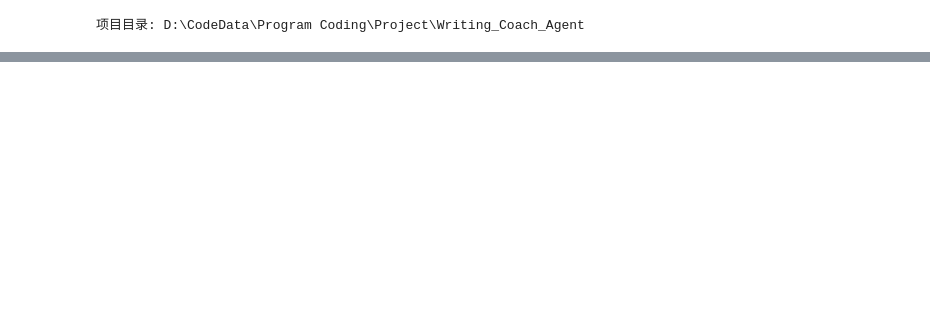
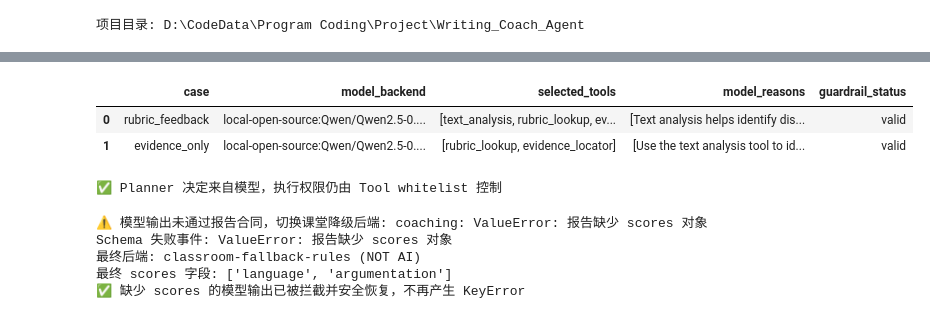
Before and after one commit to MartyHee/Writing_Coach_Agent, a Jupyter notebook: 3_CLASS.ipynb, the cells around one changed output, grey strips where cells are left out. Cells and saved outputs as stored; diff of their text form; code cells hidden in the pictures; blank space fills up the shorter version.

```diff
--- a/3_CLASS.ipynb
+++ b/3_CLASS.ipynb
@@ -179,0 +815,75 @@ def should_stop(state: AgentState, total_steps: int, max_steps: int = 10) -> tup
+# %%
+# 只调用 Planner，不运行后续评分；这样可以单独观察“模型如何选工具”。
+planning_cases = [
+    {
+        "case": "rubric_feedback",
+        "task": "Score this essay with the supplied rubric and cite evidence.",
+        "essay": sample["essay"],
+    },
+    {
+        "case": "evidence_only",
+        "task": "Find which sentence most needs concrete evidence; do not score.",
+        "essay": "School uniforms are useful. They help students because everyone looks similar.",
+    },
+]
+planning_rows = []
+for case in planning_cases:
+    probe = AIRun(prompt=case["task"], essay=case["essay"])
+    raw = coach.ask(
+        probe,
+        "planning_probe",
+        "Choose only the tools needed for this request. Never invent a tool.",
+        f"Task: {case['task']}\nEssay excerpt: {case['essay'][:400]}\n"
+        f"Available tools: {list(AI_TOOLS)}",
+        PLAN_SCHEMA,
+    )
+    try:
+        chosen = coach._validate_plan(raw)
+        status = "valid"
+    except ValueError as exc:
+        chosen, status = [], f"rejected: {exc}"
+    planning_rows.append({
+        "case": case["case"],
+        "model_backend": backend.name,
+        "selected_tools": [step["tool"] for step in chosen],
+        "model_reasons": [step["reason"] for step in chosen],
+        "guardrail_status": status,
+    })
+
+planning_audit = pd.DataFrame(planning_rows)
+display(planning_audit)
+assert all(value == "valid" for value in planning_audit["guardrail_status"])
+print("✅ Planner 决定来自模型，执行权限仍由 Tool whitelist 控制")
+# %% [output]
+|  | case | model_backend | selected_tools | model_reasons | guardrail_status |
+| 0 | rubric_feedback | local-open-source:Qwen/Qwen2.5-0.... | [text_analysis, rubric_lookup, ev... | [Text analysis helps identify dis... | valid |
+| 1 | evidence_only | local-open-source:Qwen/Qwen2.5-0.... | [rubric_lookup, evidence_locator] | [Use the text analysis tool to id... | valid |
+✅ Planner 决定来自模型，执行权限仍由 Tool whitelist 控制
+# %%
+class MissingScoresBackend:
+    name = "malformed-model-for-test"
+    def generate_json(self, system, user, schema):
+        if schema["task"] == "plan":
+            return {"tool": "evidence_locator", "reason": "测试单步 AI Plan 格式"}
+        if schema["task"] == "report":
+            return {"summary": "故意缺少 scores 的模型输出"}
+        return {"decision": "accept", "reason": "test", "repair": ""}
+
+schema_guard_backend = SafeBackend(MissingScoresBackend(), ClassroomBackend())
+schema_guard_coach = RecoverableWritingCoach(
+    schema_guard_backend, rubric_path, OUTPUT_DIR / "schema_guard_test")
+schema_guard_run = schema_guard_coach.run(prompt, sample["essay"])
+schema_events = [x for x in schema_guard_run.trace if x["event"] == "schema_validation_failed"]
+
+print("Schema 失败事件:", schema_events[0]["error"])
+print("最终后端:", schema_guard_run.report["model_backend"])
+print("最终 scores 字段:", list(schema_guard_run.report["scores"]))
+assert schema_events and schema_guard_run.report["degraded"] is True
+assert set(schema_guard_run.report["scores"]) == {"language", "argumentation"}
+print("✅ 缺少 scores 的模型输出已被拦截并安全恢复，不再产生 KeyError")
+# %% [output]
+⚠️ 模型输出未通过报告合同，切换课堂降级后端: coaching: ValueError: 报告缺少 scores 对象
+Schema 失败事件: ValueError: 报告缺少 scores 对象
+最终后端: classroom-fallback-rules (NOT AI)
+最终 scores 字段: ['language', 'argumentation']
+✅ 缺少 scores 的模型输出已被拦截并安全恢复，不再产生 KeyError
```
Also changed, not shown: parts of 13 cells of this notebook, 8 other files.
